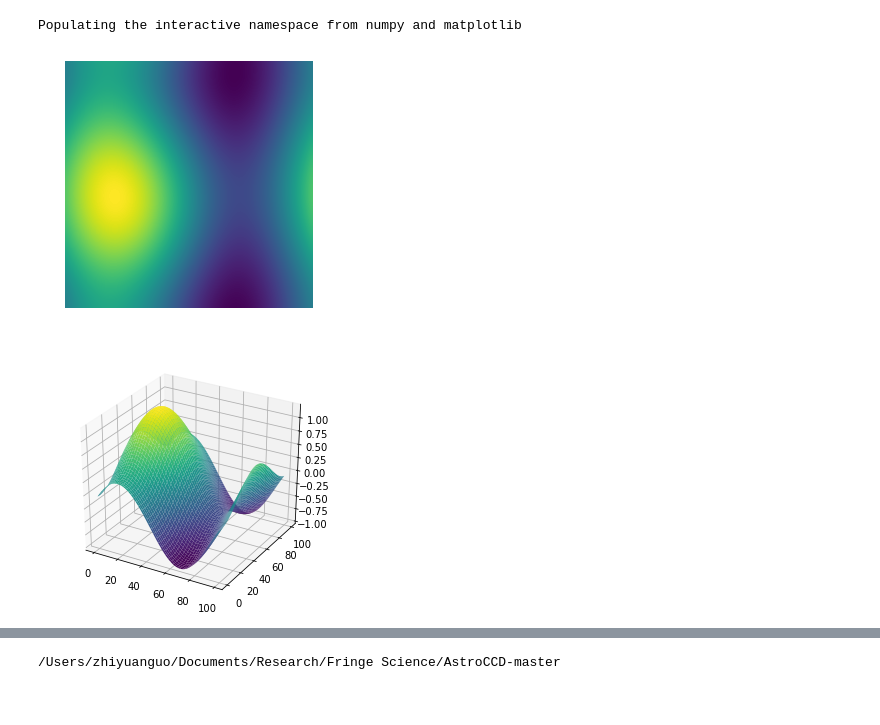
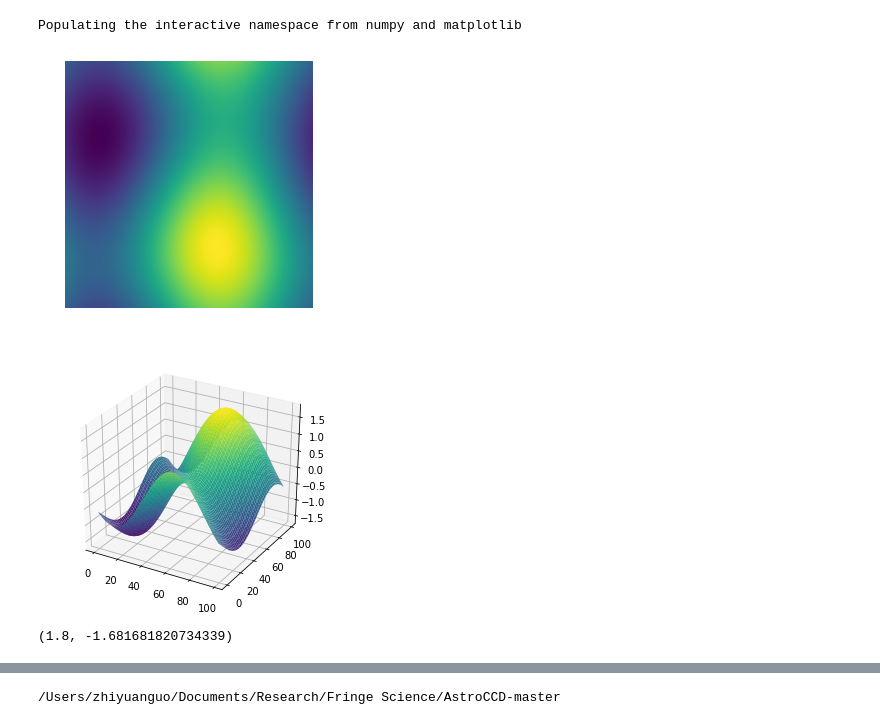
Before and after one commit to Zhiyuan-G/CCD_Fringe, a Jupyter notebook: 2D_Fringe_simulation-E2V.ipynb, the cells around one changed output, grey strips where cells are left out. Cells and saved outputs as stored; diff of their text form; code cells hidden in the pictures.

```diff
--- a/2D_Fringe_simulation-E2V.ipynb
+++ b/2D_Fringe_simulation-E2V.ipynb
@@ -72,19 +100,23 @@ x = range(100)
 y = range(100)
 X, Y = np.meshgrid(x, y)
 # %%
-height_f2 = generate_heightfield(fractal_dimension= 2,seed = 1).real
+height_f2 = generate_heightfield(fractal_dimension= 0.8,n=100,seed = 7).real
 hf = plt.figure(figsize = (5,10))
-scale_factor2 = 1.2/np.max(height_f2)
+scale_factor2 = 1.8/np.max(height_f2)
 h2d = hf.add_subplot(211)
 h2d.imshow(height_f2,interpolation='bicubic')
 h2d.axis('off')
 #cb = plt.colorbar()
 #cb.set_label(label='Thickness (um)', size='large', weight='bold')
 ha = hf.add_subplot(212, projection='3d')
 
 ha.plot_surface(X, Y, height_f2*scale_factor2,cmap='viridis');
 # %% [output]
-[figure, old version]
+[figure, new version]
+# %%
+np.max(height_f2*scale_factor2),np.min(height_f2*scale_factor2)
+# %% [output]
+(1.8, -1.681681820734339)
 # %%
 # Define the gaussian function
 def gaussian(x, mu, FWHM):
```
Also changed, not shown: parts of 36 cells of this notebook.
